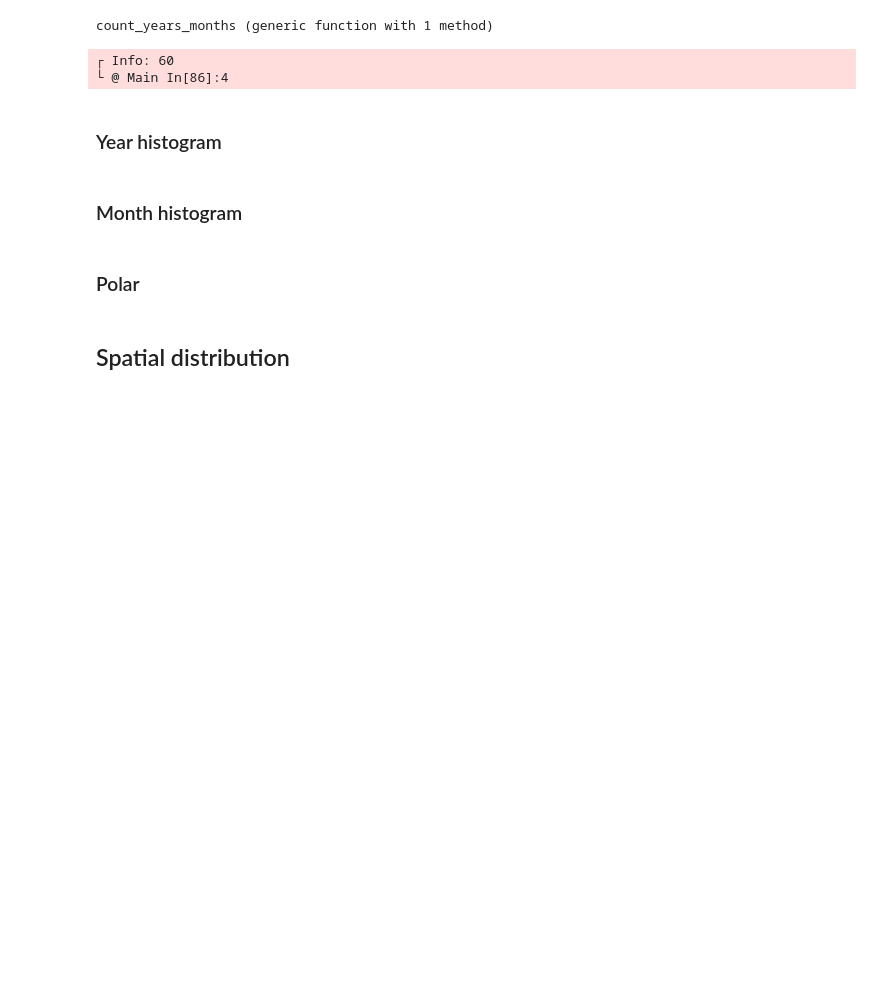
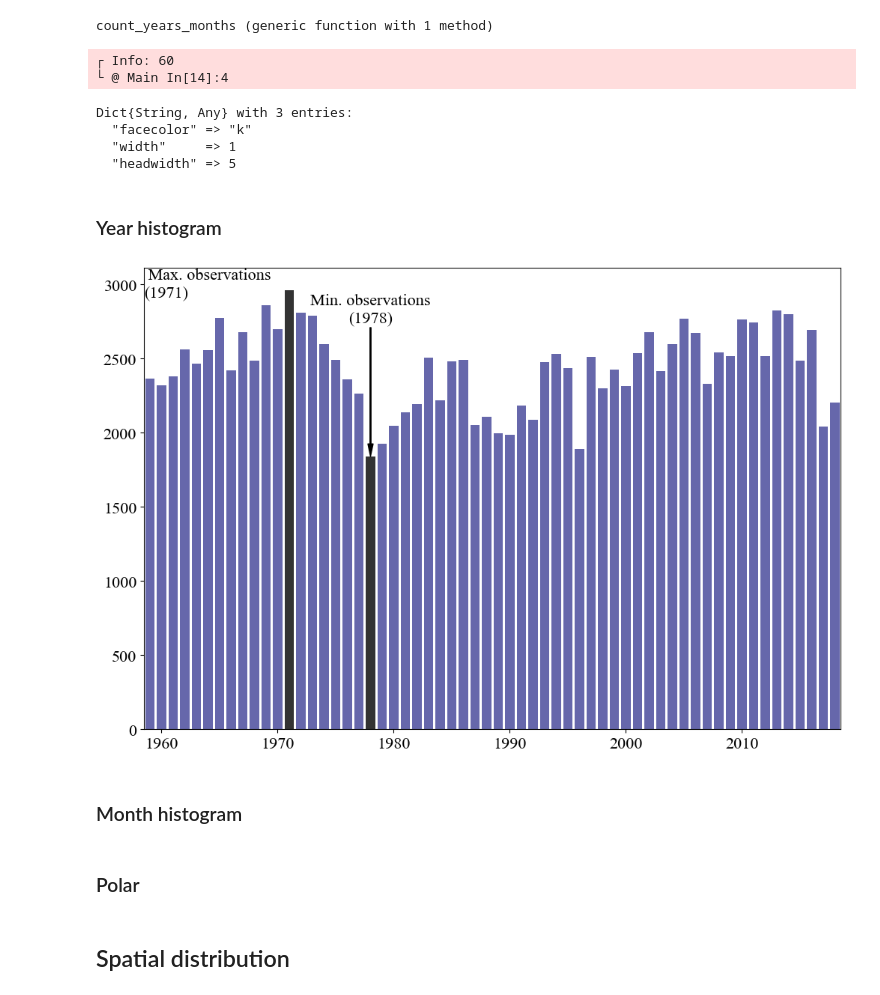
Before and after one commit to EMODnet/EMODnet-Biology-Interpolation-Calanus, a Jupyter notebook: analysis/data_plots_Calanus.ipynb, the cells around one changed output. Drawn from its saved outputs; the diff is of its cells as text; code cells hidden in the pictures; blank space fills up the shorter version.

```diff
--- a/analysis/data_plots_Calanus.ipynb
+++ b/analysis/data_plots_Calanus.ipynb
@@ -174,21 +198,52 @@ end
 count_years_months (generic function with 1 method)
 # %%
 yearcount, monthcount = count_years_months(year, month);
+yearlist = collect(1959:2018)
 # %% [output]
 ┌ Info: 60
-└ @ Main In[86]:4
+└ @ Main In[14]:4
+# %%
+arrowdict = Dict("facecolor"=>"k", "width"=>1, "headwidth"=>5)
+# %% [output]
+Dict{String, Any} with 3 entries:
+  "facecolor" => "k"
+  "width"     => 1
+  "headwidth" => 5
 # %% [markdown]
 ### Year histogram
 # %%
 if makeplot
 
+
     fig = plt.figure(figsize=(12, 8))
     ax = plt.subplot(111)
+    ax.set_xlim(yearlist[1] - 0.5, yearlist[end] + 0.5)
+
+
+
+    ax.annotate("Min. observations\n($(yearlist[argmin(yearcount)]))",
+        xy=(yearlist[argmin(yearcount)], minimum(yearcount)),
+            xycoords="data",
+            xytext=(yearlist[argmin(yearcount)], minimum(yearcount)+ 1100.), textcoords="data",
+            arrowprops=arrowdict,
+            horizontalalignment="center", verticalalignment="top",
+            )
+    plt.bar(yearlist[argmin(yearcount)], minimum(yearcount), color=".2", zorder=2)
+
+    ax.text(0, 1, " Max. observations\n($(yearlist[argmax(yearcount)]))",
+        transform=ax.transAxes,
+        horizontalalignment="left", verticalalignment="top")
+
+
+    plt.bar(yearlist[argmax(yearcount)], maximum(yearcount), color=".2", zorder=2)
+
     plt.bar(minimum(year):maximum(year), yearcount, color=mycolor)
     plt.savefig(joinpath(figdir, "time_histogram_year"), dpi=300, bbox_inches="tight")
-    # plt.show()
-    plt.close()
+    #plt.show()
+    #plt.close()
 end
+# %% [output]
+[figure, added]
 # %% [markdown]
 ### Month histogram
 # %%
```
Also changed, not shown: parts of 8 cells of this notebook.
